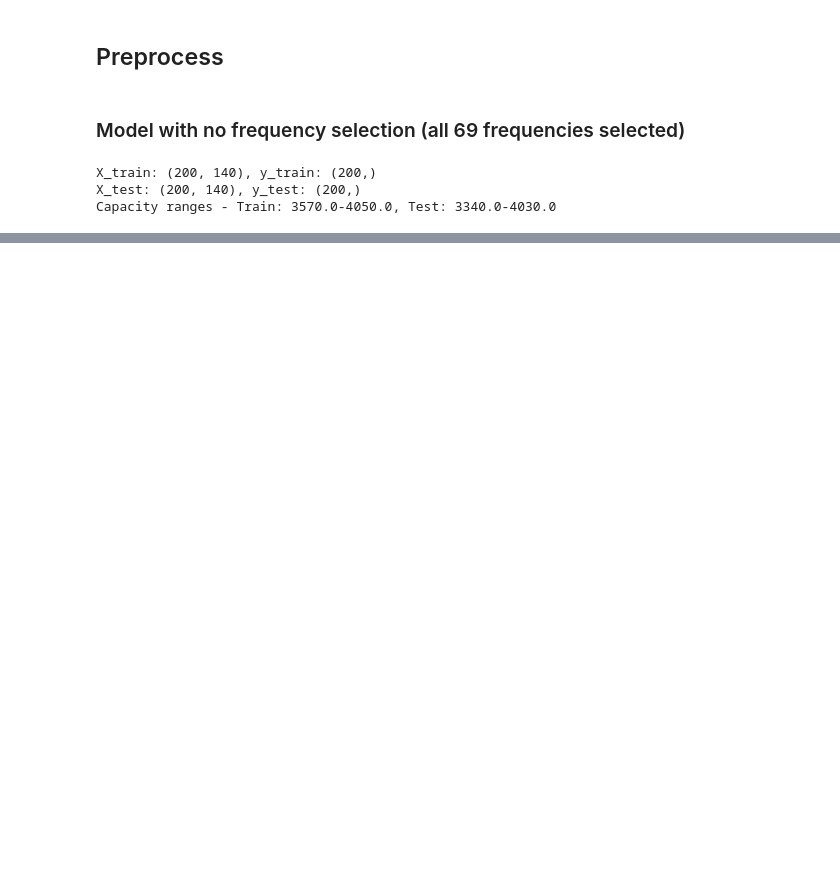
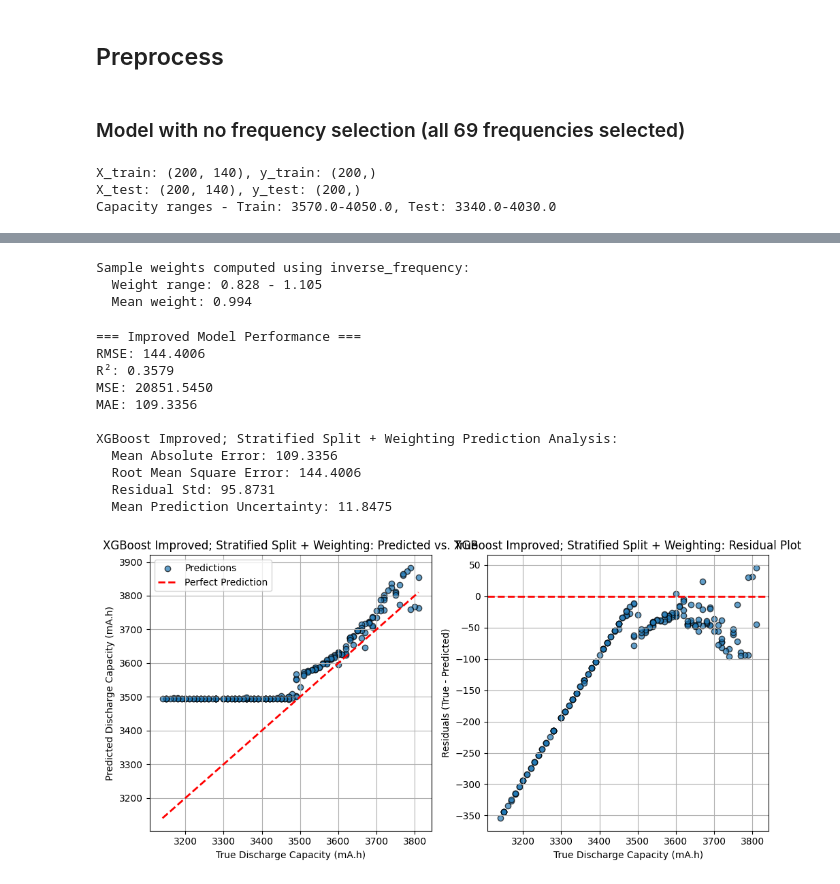
Before and after one commit to NithinJakrebet/eis-ml, a Jupyter notebook: notebooks/gradient_boosting.ipynb, the cells around one changed output, grey strips where cells are left out. Drawn from its saved outputs; the diff is of its cells as text; code cells hidden in the pictures; blank space fills up the shorter version.

```diff
--- a/notebooks/gradient_boosting.ipynb
+++ b/notebooks/gradient_boosting.ipynb
@@ -569,0 +203,11 @@ print(f"   • Trade-off: slight accuracy loss for better robustness")
+# %%
+# Load data using improved stratified split
+X_train_strat, X_test_strat, y_train_strat, y_test_strat, metadata = data_pipeline.load_and_prepare_data(
+    data_folder="04-03-24",
+    cycle_range=(1, 200),
+    frequency_selection=True,
+    split_method='stratified',
+    test_size=0.2,
+    n_capacity_bins=10,
+    random_state=42
+)
@@ -569,0 +232,45 @@ print(f"   • Trade-off: slight accuracy loss for better robustness")
+# %%
+# Train improved model with sample weighting and better hyperparameters
+models_improved = xgb_scripts.train_ensemble_model(
+    X_train_strat,
+    y_train_strat,
+    use_improvements=True,  # Enable improved hyperparameters
+    use_sample_weights=True,  # Enable sample weighting
+    weight_method='inverse_frequency'
+)
+# %% [output]
+Sample weights computed using inverse_frequency:
+  Weight range: 0.828 - 1.105
+  Mean weight: 0.994
+# %%
+# Evaluate improved model
+y_pred_improved, y_pred_std_improved, _ = xgb_scripts.predict_ensemble(models_improved, X_test_strat)
+
+rmse_improved, r2_improved, mse_improved, mae_improved = evaluate_model(y_test_strat, y_pred_improved)
+print(f"=== Improved Model Performance ===")
+print(f"RMSE: {rmse_improved:.4f}")
+print(f"R²: {r2_improved:.4f}")
+print(f"MSE: {mse_improved:.4f}")
+print(f"MAE: {mae_improved:.4f}")
+
+prediction_fig_improved = plots.model_predictions(
+    y_test_strat,
+    y_pred_improved,
+    y_pred_std_improved,
+    title_prefix="XGBoost Improved; Stratified Split + Weighting"
+)
+
+plt.show()
+# %% [output]
+=== Improved Model Performance ===
+RMSE: 144.4006
+R²: 0.3579
+MSE: 20851.5450
+MAE: 109.3356
+
+XGBoost Improved; Stratified Split + Weighting Prediction Analysis:
+  Mean Absolute Error: 109.3356
+  Root Mean Square Error: 144.4006
+  Residual Std: 95.8731
+  Mean Prediction Uncertainty: 11.8475
+[figure, added]
```
Also changed, not shown: parts of 34 cells of this notebook, 40 other files.
